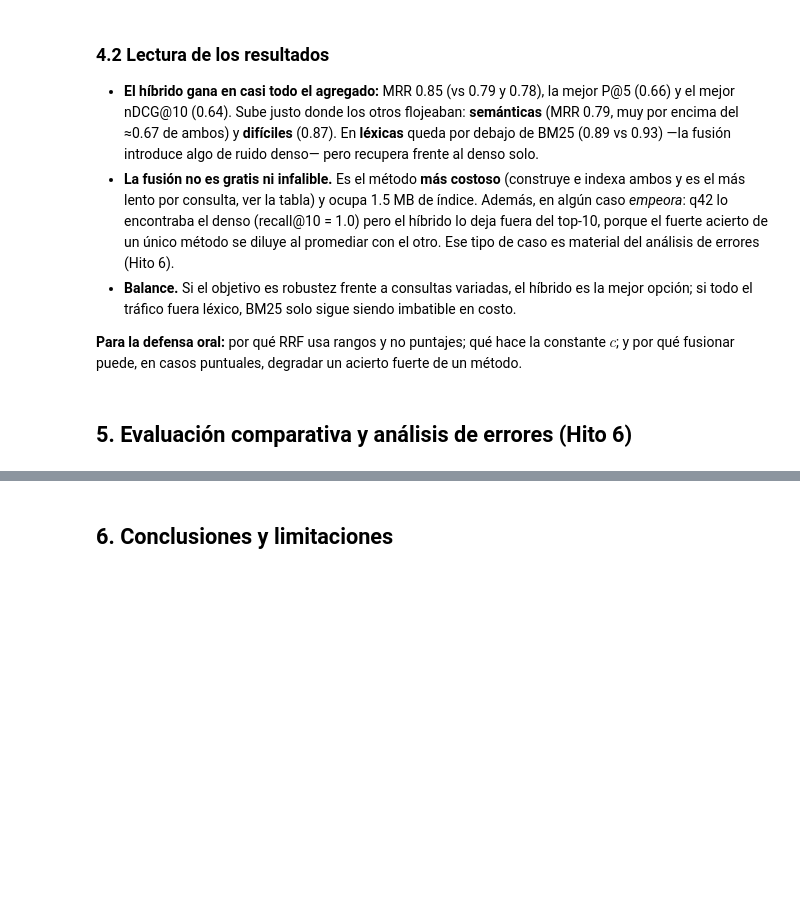
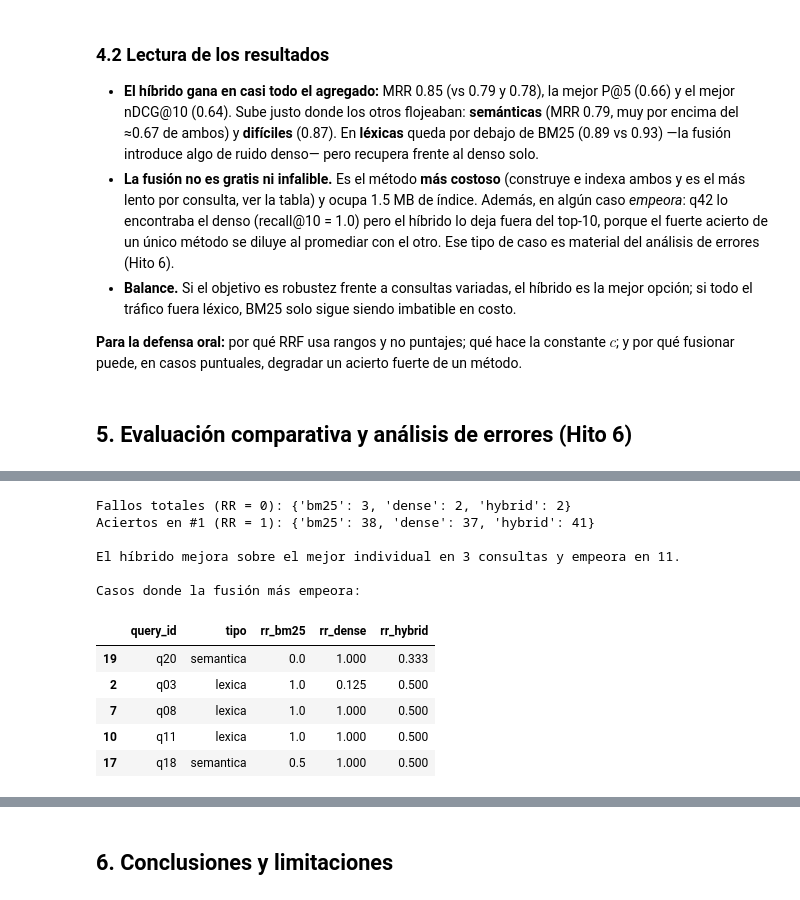
Before and after one commit to LuisBacaSandoval/rag-retrieval, a Jupyter notebook: notebooks/proyecto5_rag.ipynb, the cells around one changed output, grey strips where cells are left out. Saved outputs shown, nothing was run; the diff lists cells and outputs as text; code cells hidden in the pictures; blank space fills up the shorter version.

```diff
--- a/notebooks/proyecto5_rag.ipynb
+++ b/notebooks/proyecto5_rag.ipynb
@@ -499,0 +525,29 @@ plt.show()
+# %%
+# Cruce por consulta: dónde el híbrido mejora o empeora frente al mejor individual.
+comp = pd.read_csv(Path("..") / "results" / "comparacion_por_consulta.csv")
+
+rr_cols = ["rr_bm25", "rr_dense", "rr_hybrid"]
+ceros = {c.replace("rr_", ""): int((comp[c] == 0).sum()) for c in rr_cols}
+unos = {c.replace("rr_", ""): int((comp[c] == 1).sum()) for c in rr_cols}
+print("Fallos totales (RR = 0):", ceros)
+print("Aciertos en #1 (RR = 1):", unos)
+
+mejora = comp[comp["hibrido_vs_individual"] > 0]
+empeora = comp[comp["hibrido_vs_individual"] < 0]
+print(f"\nEl híbrido mejora sobre el mejor individual en {len(mejora)} consultas y "
+      f"empeora en {len(empeora)}.")
+print("\nCasos donde la fusión más empeora:")
+empeora.nsmallest(5, "hibrido_vs_individual")[["query_id", "tipo", "rr_bm25", "rr_dense", "rr_hybrid"]]
+# %% [output]
+Fallos totales (RR = 0): {'bm25': 3, 'dense': 2, 'hybrid': 2}
+Aciertos en #1 (RR = 1): {'bm25': 38, 'dense': 37, 'hybrid': 41}
+
+El híbrido mejora sobre el mejor individual en 3 consultas y empeora en 11.
+
+Casos donde la fusión más empeora:
+|  | query_id | tipo | rr_bm25 | rr_dense | rr_hybrid |
+| 19 | q20 | semantica | 0.0 | 1.000 | 0.333 |
+| 2 | q03 | lexica | 1.0 | 0.125 | 0.500 |
+| 7 | q08 | lexica | 1.0 | 1.000 | 0.500 |
+| 10 | q11 | lexica | 1.0 | 1.000 | 0.500 |
+| 17 | q18 | semantica | 0.5 | 1.000 | 0.500 |
```
Also changed, not shown: parts of 8 cells of this notebook, 11 other files.
